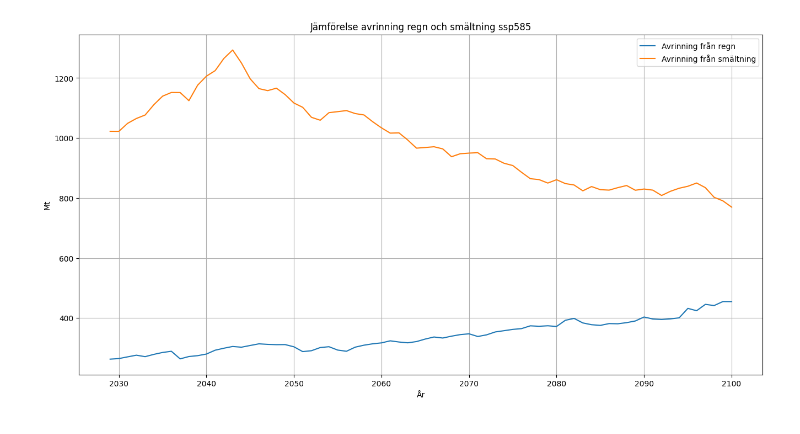
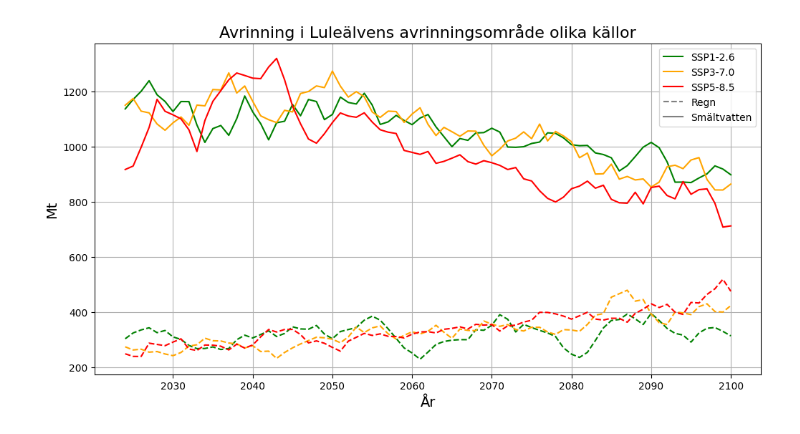
Before and after one commit to ostronet/SEE110_glaciar, a Jupyter notebook: Datahantering.ipynb, the cells around one changed output. Saved outputs shown, nothing was run; the diff lists cells and outputs as text; code cells hidden in the pictures.

```diff
--- a/Datahantering.ipynb
+++ b/Datahantering.ipynb
@@ -6,4 +6,5 @@ data_ssp126 = xr.open_dataset("/home/ostronet/kurser/see110/sim_outputs/output_s
 data_ssp370 = xr.open_dataset("/home/ostronet/kurser/see110/sim_outputs/output_ssp370.nc",engine="netcdf4")
 data_ssp585 = xr.open_dataset("/home/ostronet/kurser/see110/sim_outputs/output_ssp585.nc",engine="netcdf4")
 # %%
-print(data_ssp126.data_vars)
+fnsize_title = 16
+fnsize_label = 14
@@ -83,15 +36,39 @@ plt.show()
 # %%
-runoff_regn = 1e-9*(data_ssp585["liq_prcp_off_glacier"].sum(dim="rgi_id") + data_ssp585["liq_prcp_on_glacier"].sum(dim="rgi_id"))
-runoff_melt = 1e-9*(data_ssp585["melt_off_glacier"].sum(dim="rgi_id") + data_ssp585["melt_on_glacier"].sum(dim="rgi_id"))
+runoff_regn_ssp585 = 1e-9*(data_ssp585["liq_prcp_off_glacier"].sum(dim="rgi_id") + data_ssp585["liq_prcp_on_glacier"].sum(dim="rgi_id"))
+runoff_melt_ssp585 = 1e-9*(data_ssp585["melt_off_glacier"].sum(dim="rgi_id") + data_ssp585["melt_on_glacier"].sum(dim="rgi_id"))
 
-runoff_melt = runoff_melt[:-1].rolling(time=10).mean()
-runoff_regn = runoff_regn[:-1].rolling(time=10).mean()
+runoff_regn_ssp370 = 1e-9*(data_ssp370["liq_prcp_off_glacier"].sum(dim="rgi_id") + data_ssp370["liq_prcp_on_glacier"].sum(dim="rgi_id"))
+runoff_melt_ssp370 = 1e-9*(data_ssp370["melt_off_glacier"].sum(dim="rgi_id") + data_ssp370["melt_on_glacier"].sum(dim="rgi_id"))
 
-fig, ax = plt.subplots(figsize=(16,8))
-runoff_regn.plot(ax=ax, label="Avrinning från regn")
-runoff_melt.plot(ax=ax, label="Avrinning från smältning")
-plt.legend(); plt.grid(); plt.title("Jämförelse avrinning regn och smältning ssp585"); plt.ylabel("Mt"); plt.xlabel("År")
-plt.savefig("Jämförelse_ssp585")
+runoff_regn_ssp126 = 1e-9*(data_ssp126["liq_prcp_off_glacier"].sum(dim="rgi_id") + data_ssp126["liq_prcp_on_glacier"].sum(dim="rgi_id"))
+runoff_melt_ssp126 = 1e-9*(data_ssp126["melt_off_glacier"].sum(dim="rgi_id") + data_ssp126["melt_on_glacier"].sum(dim="rgi_id"))
+
+runoff_melt_ssp126 = runoff_melt_ssp126[:-1].rolling(time=5).mean()
+runoff_regn_ssp126 = runoff_regn_ssp126[:-1].rolling(time=5).mean()
+
+runoff_melt_ssp370 = runoff_melt_ssp370[:-1].rolling(time=5).mean()
+runoff_regn_ssp370 = runoff_regn_ssp370[:-1].rolling(time=5).mean()
+
+runoff_melt_ssp585 = runoff_melt_ssp585[:-1].rolling(time=5).mean()
+runoff_regn_ssp585 = runoff_regn_ssp585[:-1].rolling(time=5).mean()
+
+
+fig, ax = plt.subplots(figsize=(12,6))
+runoff_regn_ssp126.plot(ax=ax, color="g",linestyle="--",label=None)
+runoff_melt_ssp126.plot(ax=ax, label= "SSP1-2.6", color = "g")
+
+runoff_regn_ssp370.plot(ax=ax, color="orange",linestyle="--")
+runoff_melt_ssp370.plot(ax=ax, label= "SSP3-7.0", color="orange")
+
+runoff_regn_ssp585.plot(ax=ax,color="r",linestyle="--")
+runoff_melt_ssp585.plot(ax=ax, label= "SSP5-8.5",color="r")
+
+plt.plot([],[], color= "gray", linestyle = "--", label="Regn")
+plt.plot([],[], color= "gray", label="Smältvatten")
+
+
+plt.legend(); plt.grid(); plt.title("Avrinning i Luleälvens avrinningsområde olika källor",fontsize=fnsize_title); plt.ylabel("Mt",fontsize=fnsize_label); plt.xlabel("År",fontsize=fnsize_label)
+plt.savefig("Jämförelse regn och smält")
 plt.show()
 # %% [output]
-[figure, old version]
+[figure, new version]
```
Also changed, not shown: parts of 7 cells of this notebook.
